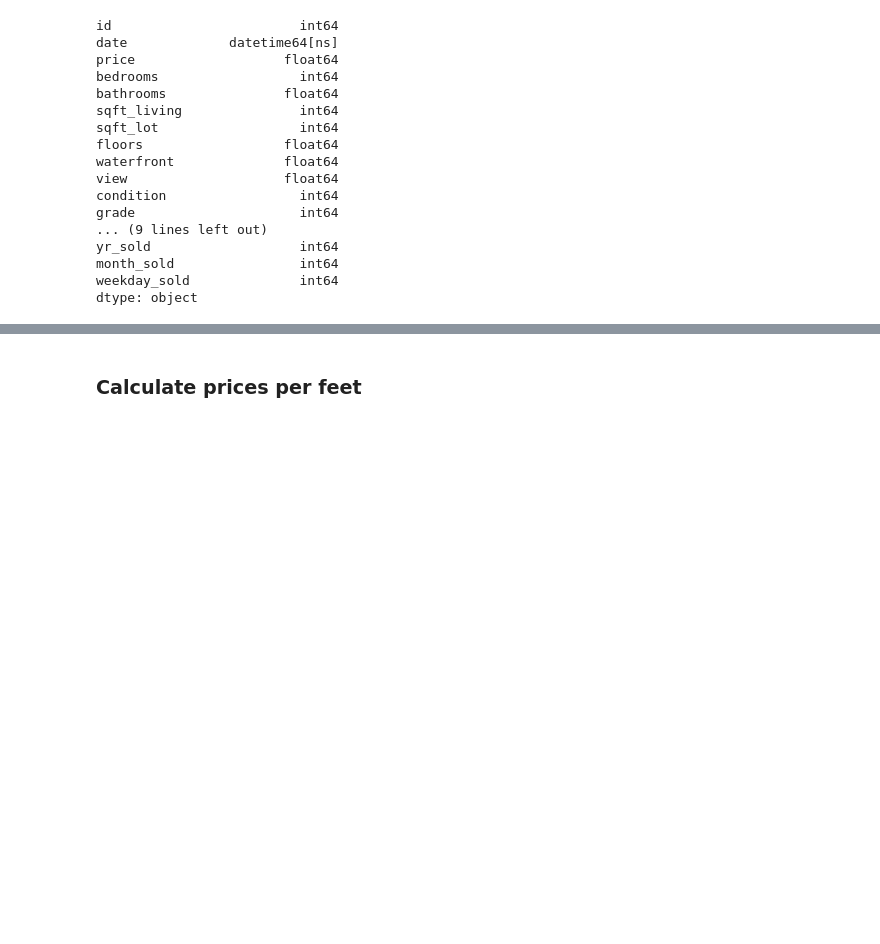
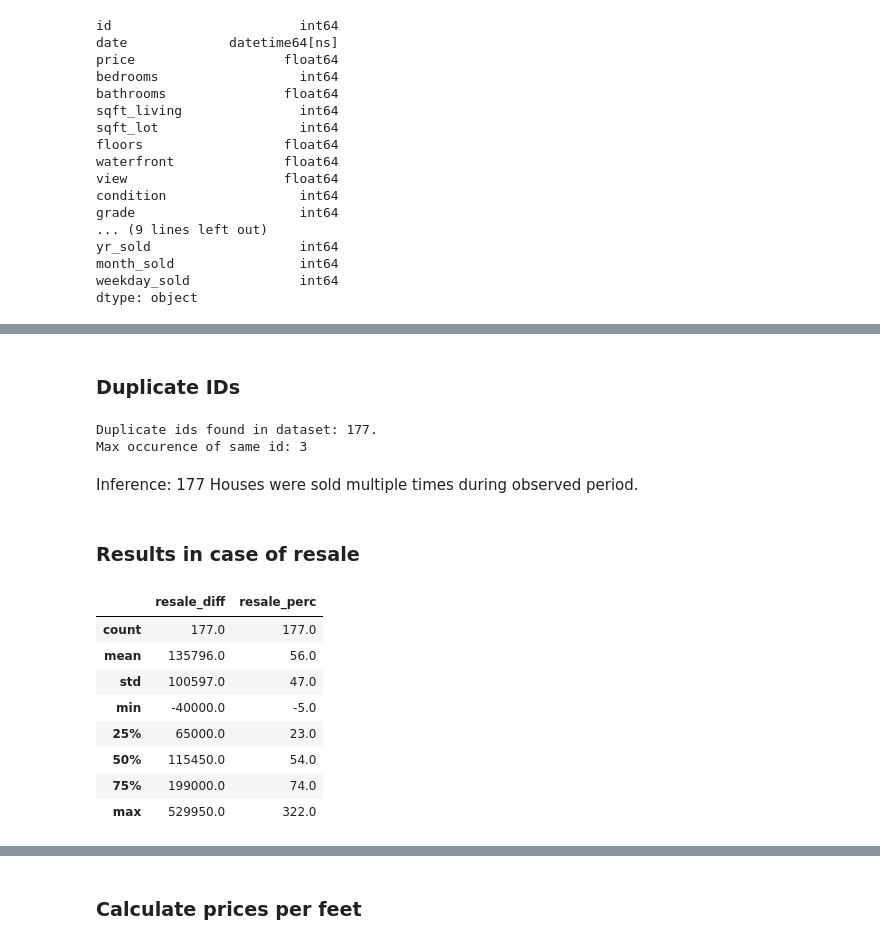
Before and after one commit to dave-py/eda_real-estate, a Jupyter notebook: EDA_real_estate.ipynb, the cells around one changed output, grey strips where cells are left out. Drawn from its saved outputs; the diff is of its cells as text; code cells hidden in the pictures; blank space fills up the shorter version.

```diff
--- a/EDA_real_estate.ipynb
+++ b/EDA_real_estate.ipynb
@@ -298,0 +269,34 @@ dups
+# %% [markdown]
+### Duplicate IDs
+# %%
+n_dups = X[X.id.duplicated()].count().id
+max_dups = X[X.id.duplicated(keep=False)].id.value_counts().max()
+
+print(f"Duplicate ids found in dataset: {n_dups}.\nMax occurence of same id: {max_dups}")
+# %% [output]
+Duplicate ids found in dataset: 177.
+Max occurence of same id: 3
+# %% [markdown]
+Inference: 177 Houses were sold multiple times during observed period.
+# %% [markdown]
+### Results in case of resale
+# %%
+dups = pd.DataFrame(X[X.id.duplicated(keep=False)])[["id", "date", "price"]]
+dups.sort_values(by=["id", "date"], inplace=True)
+gob_diff = dups.groupby("id").price.diff()
+gob_pct = round(dups.groupby("id").price.pct_change()*100,1)
+gob_pct
+resales = pd.DataFrame([gob_diff, gob_pct], index=["resale_diff", "resale_perc"])
+resales = resales.transpose().dropna()
+resales.describe().round(0)
+#resales.describe().round().T
+# %% [output]
+|  | resale_diff | resale_perc |
+| count | 177.0 | 177.0 |
+| mean | 135796.0 | 56.0 |
+| std | 100597.0 | 47.0 |
+| min | -40000.0 | -5.0 |
+| 25% | 65000.0 | 23.0 |
+| 50% | 115450.0 | 54.0 |
+| 75% | 199000.0 | 74.0 |
+| max | 529950.0 | 322.0 |
```
Also changed, not shown: parts of 15 cells of this notebook, 2 other files.
